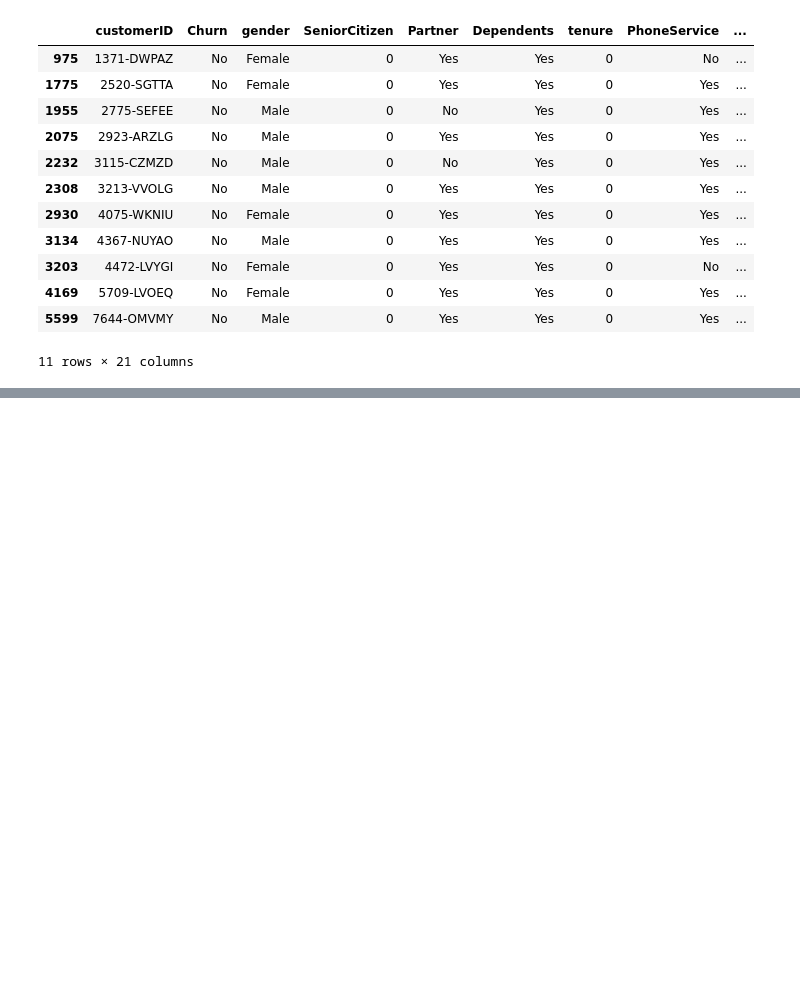
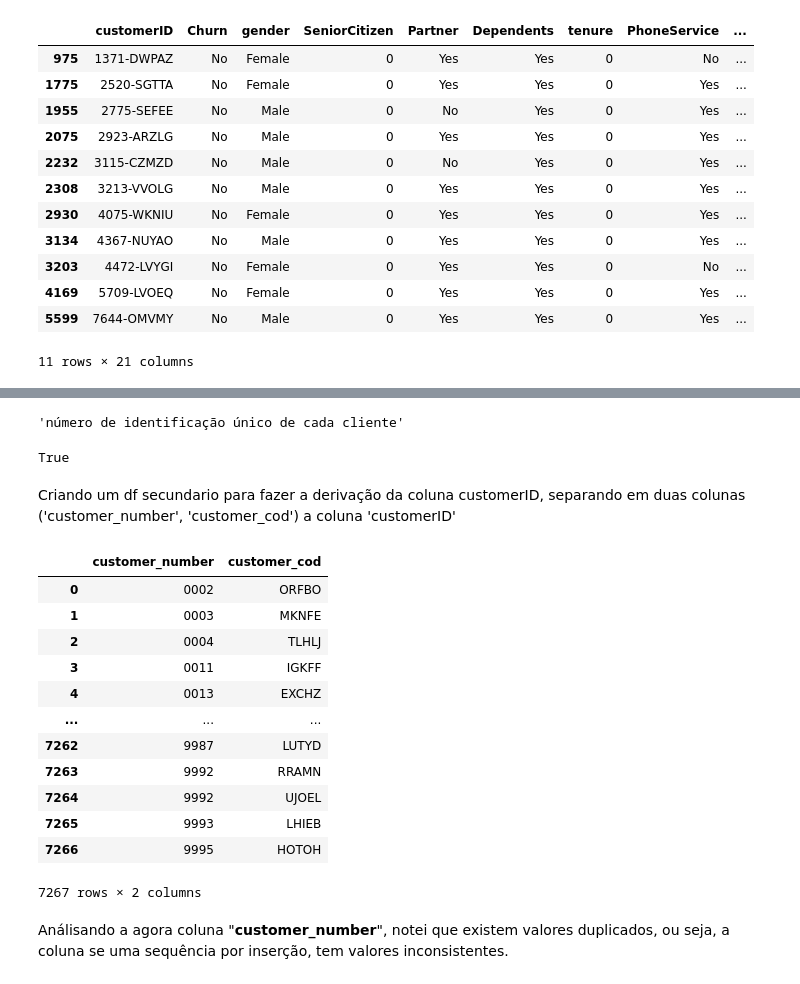
Before and after one commit to JhonCostaDev/Challenge_Telecom_X__Analise_de_evasao_de_clientes, a Jupyter notebook: telecom_X.ipynb, the cells around one changed output, grey strips where cells are left out. Drawn from its saved outputs; the diff is of its cells as text; code cells hidden in the pictures; blank space fills up the shorter version.

```diff
--- a/telecom_X.ipynb
+++ b/telecom_X.ipynb
@@ -291,0 +329,32 @@ Name: count, dtype: int64
+# %%
+dict_data.get('customerID')
+# %% [output]
+'número de identificação único de cada cliente'
+# %%
+# Cada valor da coluna é único.
+df['customerID'].is_unique
+# %% [output]
+True
+# %% [markdown]
+Criando um df secundario para fazer a derivação da coluna customerID, separando em duas colunas ('customer_number', 'customer_cod') a coluna 'customerID'
+# %%
+df_secundary = df.copy()
+df_secundary[['customer_number', 'customer_cod']] = df_secundary['customerID'].str.split('-', expand=True)
+# %%
+df_secundary[['customer_number', 'customer_cod']]
+# %% [output]
+|  | customer_number | customer_cod |
+| 0 | 0002 | ORFBO |
+| 1 | 0003 | MKNFE |
+| 2 | 0004 | TLHLJ |
+| 3 | 0011 | IGKFF |
+| 4 | 0013 | EXCHZ |
+| ... | ... | ... |
+| 7262 | 9987 | LUTYD |
+| 7263 | 9992 | RRAMN |
+| 7264 | 9992 | UJOEL |
+| 7265 | 9993 | LHIEB |
+| 7266 | 9995 | HOTOH |
+7267 rows × 2 columns
+# %% [markdown]
+Análisando a agora coluna "**customer_number**", notei que existem valores duplicados, ou seja, a coluna se uma sequência por inserção, tem valores inconsistentes.
```
Also changed, not shown: parts of 52 cells of this notebook.
